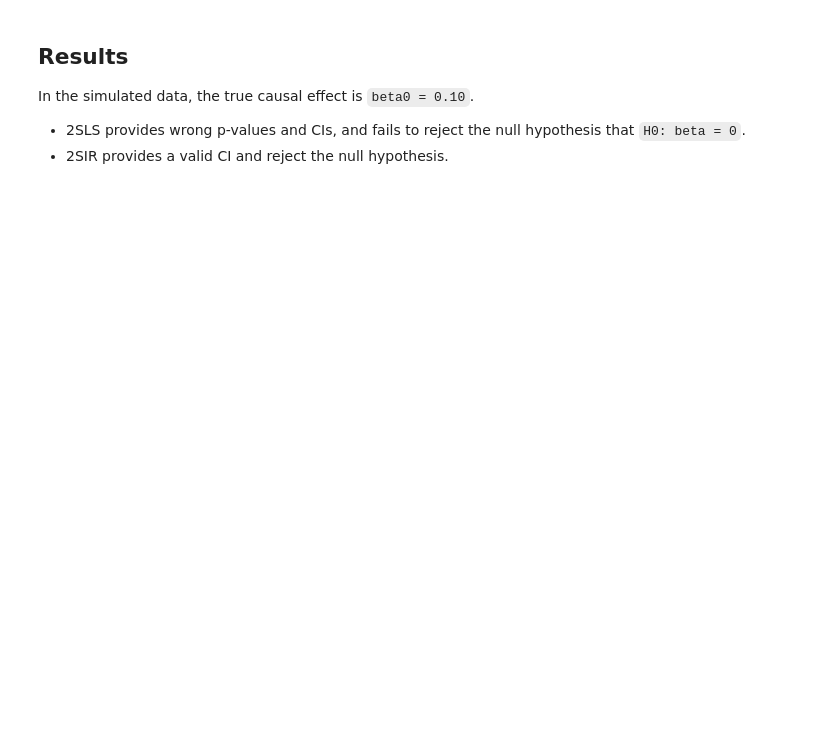
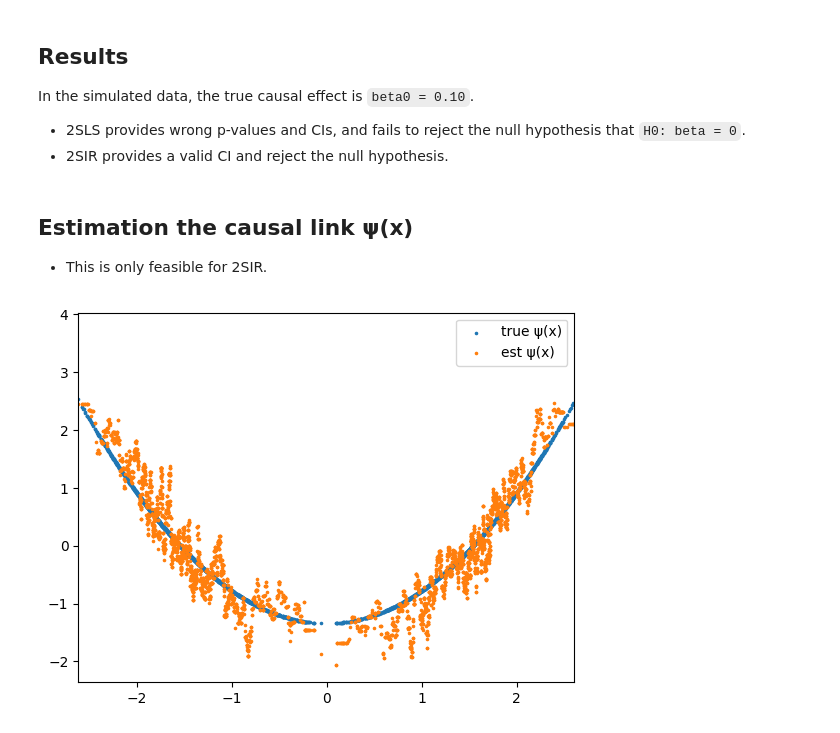
Before and after one commit to statmlben/nonlinear-causal, a Jupyter notebook: nb/sim.ipynb, the cells around one changed output. Cells and saved outputs as stored; diff of their text form; code cells hidden in the pictures; blank space fills up the shorter version.

```diff
--- a/nb/sim.ipynb
+++ b/nb/sim.ipynb
@@ -21,18 +21,11 @@ from sklearn.preprocessing import StandardScaler
 from sklearn.model_selection import train_test_split
 
 ## simulate a dataset
-np.random.seed(1)
-n, p = 2000, 50
-beta0 = 0.10
+np.random.seed(2)
+n, p = 5000, 10
+beta0 = 0.50
 theta0 = np.ones(p) / np.sqrt(p)
-Z, X, y, phi = sim(n, p, theta0, beta0, case='inverse', feat='normal')
-
-## normalize the dataset
-center = StandardScaler(with_std=False)
-mean_X, mean_y = X.mean(), y.mean()
-Z, X, y = center.fit_transform(Z), X - mean_X, y - mean_y
-y_scale = y.std()
-y = y / y_scale
+Z, X, y, phi = sim(n, p, theta0, beta0, case='quad', feat='normal')
 
 ## generate two-stage dataset
 Z1, Z2, X1, X2, y1, y2 = train_test_split(Z, X, y, test_size=0.5, random_state=42)
@@ -102,3 +108,24 @@ In the simulated data, the true causal effect is `beta0 = 0.10`.
 
 - 2SLS provides wrong p-values and CIs, and fails to reject the null hypothesis that `H0: beta = 0`.
 - 2SIR provides a valid CI and reject the null hypothesis.
+# %% [markdown]
+## Estimation the causal link ψ(x)
+- This is only feasible for 2SIR.
+# %%
+from sklearn.neighbors import KNeighborsRegressor
+
+## fit the causal link
+SIR.cond_mean=KNeighborsRegressor(n_neighbors=20)
+SIR.fit_link(Z1=Z1, X1=X1)
+# evalue ψ(x) based on the estimated causal link
+est_phi = SIR.link(X[:,np.newaxis])
+# %%
+import matplotlib.pyplot as plt
+
+plt.xlim(1.1*np.quantile(X,.01), 1.1*np.quantile(X,.99))
+plt.scatter(X, phi, s=2.5, label='true ψ(x)')
+plt.scatter(X, est_phi, s=2.5, label='est ψ(x)')
+plt.legend()
+plt.show()
+# %% [output]
+[figure, added]
```
Also changed, not shown: parts of 3 cells of this notebook, 2 other files.
